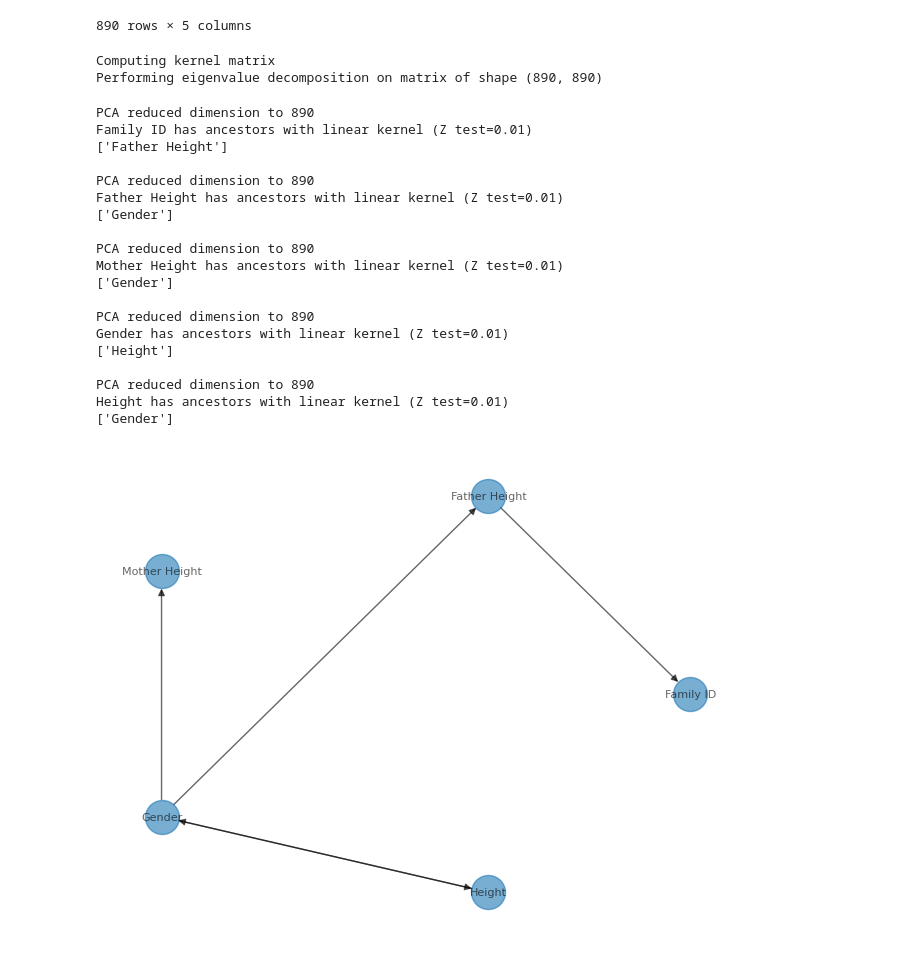
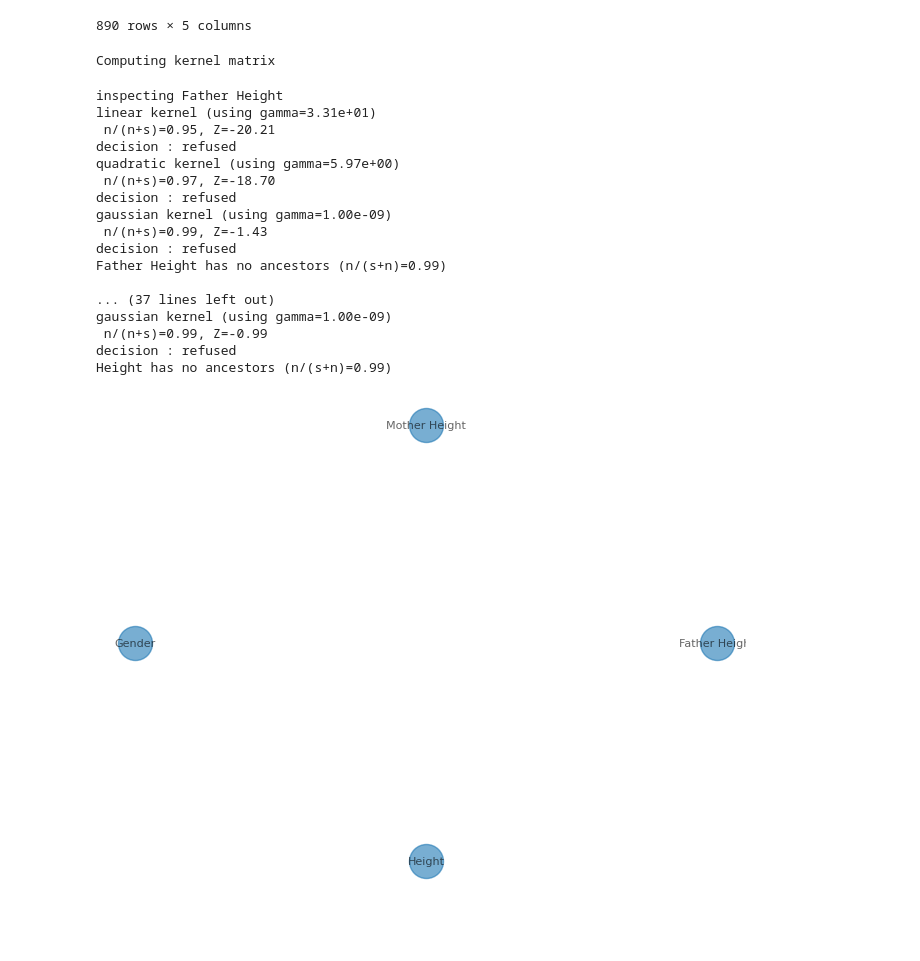
Before and after one commit to PauBatlle/GraphDiscovery, a Jupyter notebook: Galton Family height.ipynb, the cells around one changed output. Cells and saved outputs as stored; diff of their text form; code cells hidden in the pictures; blank space fills up the shorter version.

```diff
--- a/Galton Family height.ipynb
+++ b/Galton Family height.ipynb
@@ -31,3 +18,9 @@ array([[  1. ,  78.5,  67. ,   0. ,  73.2],
+# %%
+df=pd.read_csv("Galton_processed.txt",sep='\t')
+df_no_ID=df.drop('Family ID',axis=1)
+node_names_no_ID=df_no_ID.columns
+X_no_ID=df_no_ID.to_numpy()
+X_no_ID=(X_no_ID-onp.mean(X_no_ID,axis=0))/onp.std(X_no_ID,axis=0)
 # %%
 df
 # %% [output]
@@ -46,32 +39,31 @@ df
 890 rows × 5 columns
 # %%
 beta=onp.array([0.1,0.01,0.001])
-graph_discovery=GraphDiscoveryNew(X.T,beta,onp.array(node_names),l=1)
+graph_discovery=GraphDiscoveryNew(X_no_ID.T,beta,onp.array(node_names_no_ID),l=1)
 # %% [output]
 Computing kernel matrix
-Performing eigenvalue decomposition on matrix of shape (890, 890)
 # %%
 for node in graph_discovery.names:
-    graph_discovery.find_ancestors(node,1e-1,kPCA='fixed number',number_of_eigenvectors=890)
+    print(f'inspecting {node}')
+    graph_discovery.find_ancestors(node,gamma='auto',kPCA='no')
+    print('\n')
 graph_discovery.plot_graph()
 # %% [output]
-PCA reduced dimension to 890
-Family ID has ancestors with linear kernel (Z test=0.01)
-['Father Height']
+inspecting Father Height
+linear kernel (using gamma=3.31e+01)
+ n/(n+s)=0.95, Z=-20.21
+decision : refused
+quadratic kernel (using gamma=5.97e+00)
+ n/(n+s)=0.97, Z=-18.70
+decision : refused
+gaussian kernel (using gamma=1.00e-09)
+ n/(n+s)=0.99, Z=-1.43
+decision : refused
+Father Height has no ancestors (n/(s+n)=0.99)
 
-PCA reduced dimension to 890
-Father Height has ancestors with linear kernel (Z test=0.01)
-['Gender']
-
-PCA reduced dimension to 890
-Mother Height has ancestors with linear kernel (Z test=0.01)
-['Gender']
-
-PCA reduced dimension to 890
-Gender has ancestors with linear kernel (Z test=0.01)
-['Height']
-
-PCA reduced dimension to 890
-Height has ancestors with linear kernel (Z test=0.01)
-['Gender']
+... (37 lines left out)
+gaussian kernel (using gamma=1.00e-09)
+ n/(n+s)=0.99, Z=-0.99
+decision : refused
+Height has no ancestors (n/(s+n)=0.99)
-[figure, old version]
+[figure, new version]
```
Also changed, not shown: parts of 8 cells of this notebook, 2 other files.
